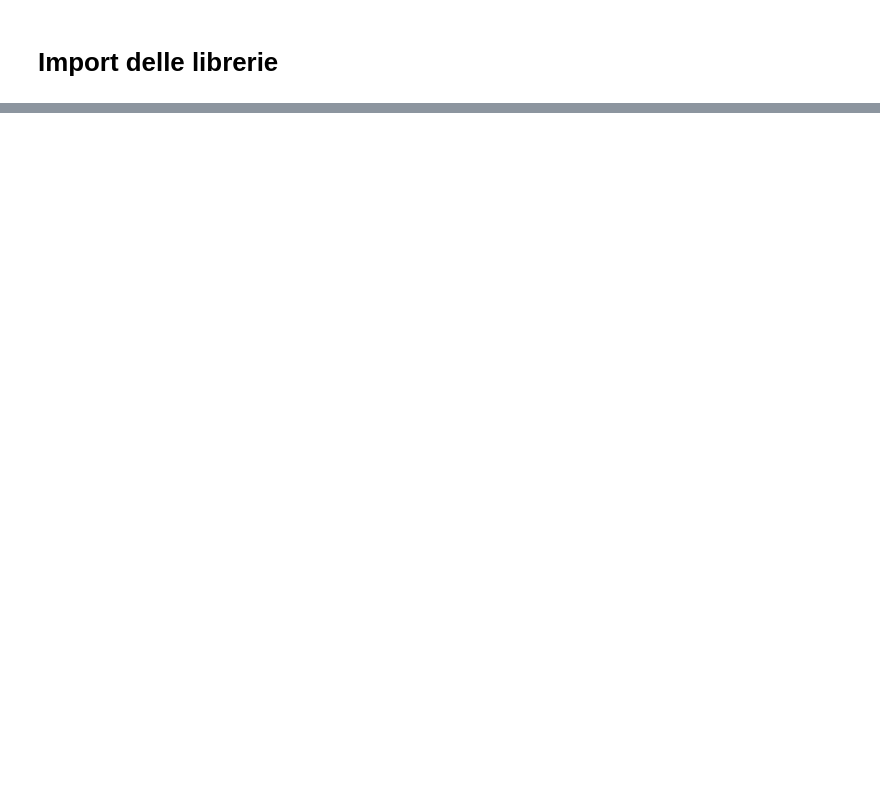
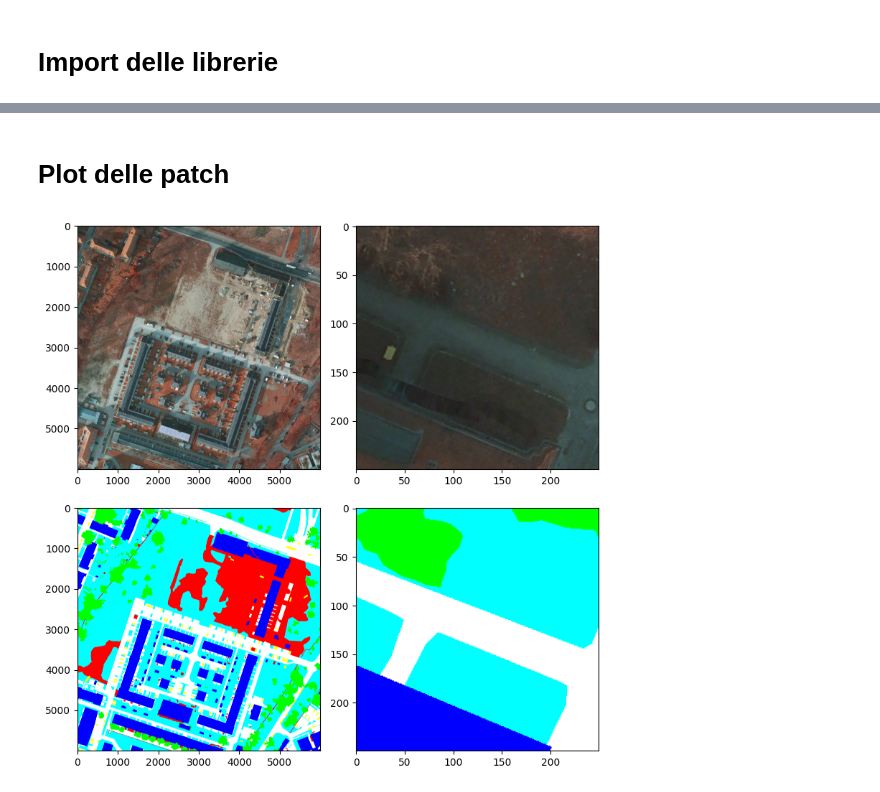
Before and after one commit to danilsab24/Semantic_Segmentation_Potsdam, a Jupyter notebook: Semantic_Segmentation_Postdam.ipynb, the cells around one changed output, grey strips where cells are left out. Saved outputs shown, nothing was run; the diff lists cells and outputs as text; code cells hidden in the pictures; blank space fills up the shorter version.

```diff
--- a/Semantic_Segmentation_Postdam.ipynb
+++ b/Semantic_Segmentation_Postdam.ipynb
@@ -89,0 +190,28 @@ NameError: ignored
+# %%
+original_images_path = "/content/drive/MyDrive/Semantic_Segmentation_Postdam/labels"
+patch_Labels_save_path = "/content/"
+patch_folder_name = "labels_patches"
+
+patch_size = PATCH_SIZE
+
+patch_folder_path = os.path.join(patch_Labels_save_path, patch_folder_name)
+if not os.path.exists(patch_folder_path):
+    os.mkdir(patch_folder_path)
+
+for image_filename in os.listdir(original_images_path):
+    if image_filename.endswith(".tif"):
+        image_path = os.path.join(original_images_path, image_filename)
+
+        image = Image.open(image_path)
+
+        num_patches = (image.width // patch_size) * (image.height // patch_size)
+        for i in range(0, image.width, patch_size):
+            for j in range(0, image.height, patch_size):
+                patch = image.crop((i, j, i + patch_size, j + patch_size))
+                patch_filename = f"{os.path.splitext(image_filename)[0]}_patch_{i}_{j}.tif"   # Genera un nome univoco per ogni patch
+                patch_save_location = os.path.join(patch_folder_path, patch_filename)
+
+                if not os.path.exists(patch_save_location):
+                    patch.save(patch_save_location)
+
+print("Riduzione delle immagini in patch completata.")
@@ -89,0 +281,21 @@ NameError: ignored
+# %% [markdown]
+# Plot delle patch
+# %%
+image_paths = [
+    "/content/drive/MyDrive/Semantic_Segmentation_Postdam/images_IRRG/top_potsdam_2_10.tif",
+    "/content/images_patches/top_potsdam_2_10_patch_0_0.tif",
+    "/content/drive/MyDrive/Semantic_Segmentation_Postdam/labels/top_potsdam_2_10.tif",
+    "/content/labels_patches/top_potsdam_2_10_patch_0_0.tif"
+]
+
+fig, axs = plt.subplots(2, 2, figsize=(8, 8))
+
+for i, ax in enumerate(axs.flat):
+    img = mpimg.imread(image_paths[i])
+    ax.imshow(img)
+    ax.axis('on')
+
+plt.tight_layout()
+plt.show()
+# %% [output]
+[figure, added]
```
Also changed, not shown: parts of 74 cells of this notebook.
